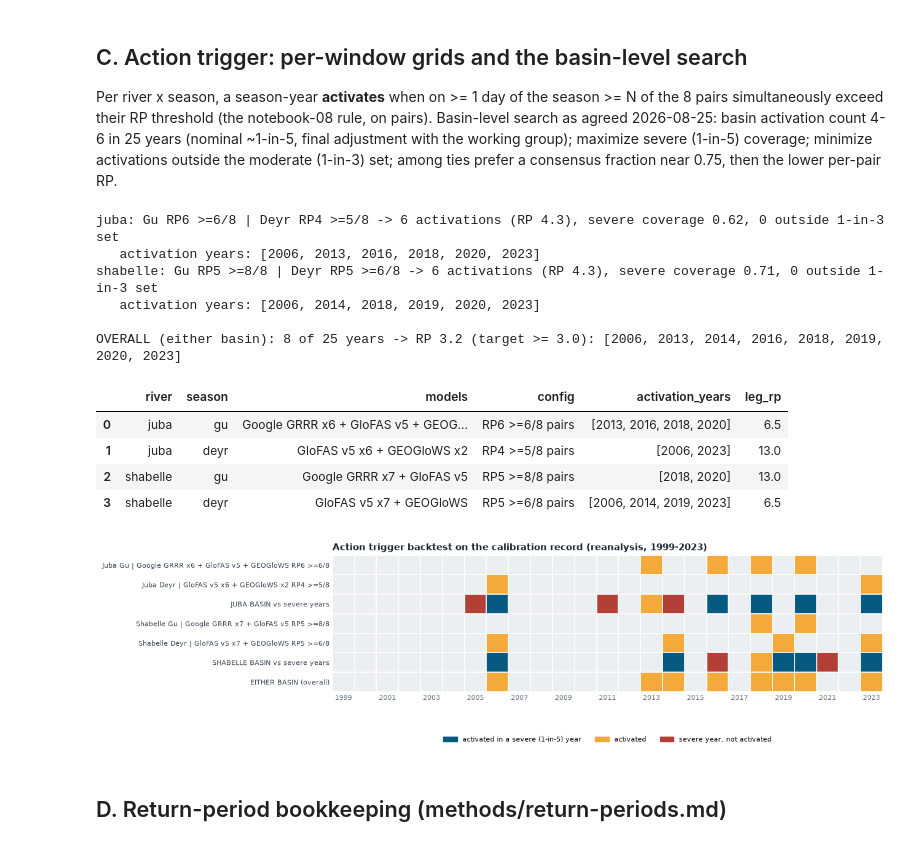
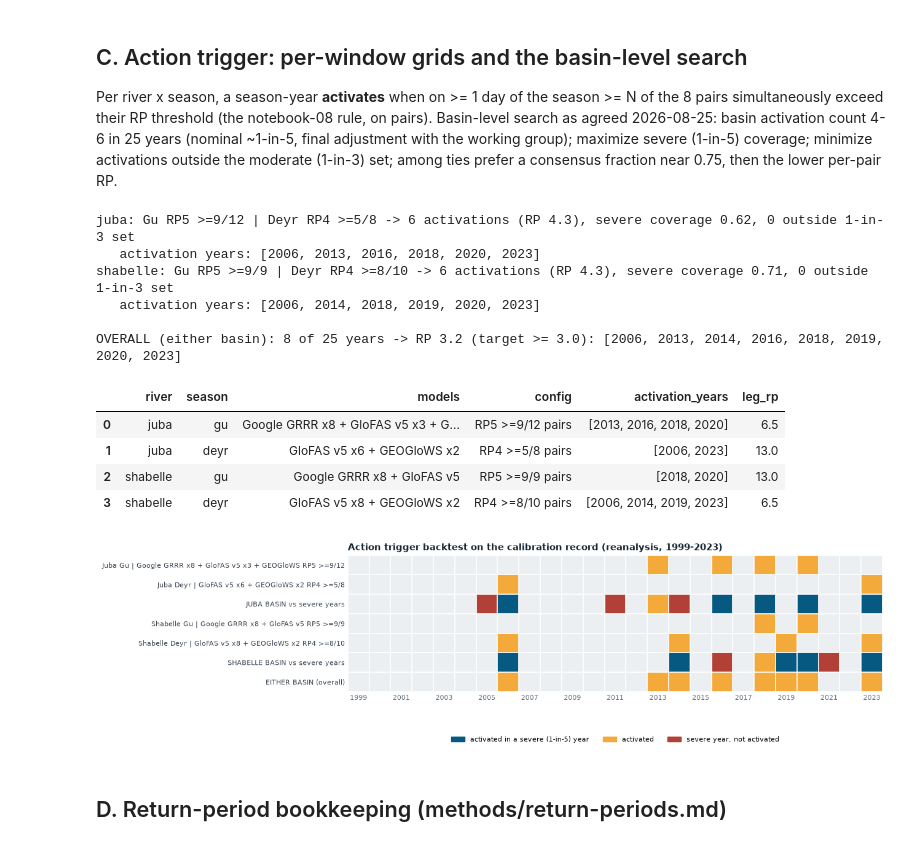
Before and after one commit to OCHA-DAP/ds-aa-som-floods, a Jupyter notebook: analysis/11_multisource_trigger.ipynb, the cells around one changed output. Drawn from its saved outputs; the diff is of its cells as text; code cells hidden in the pictures.

```diff
--- a/analysis/11_multisource_trigger.ipynb
+++ b/analysis/11_multisource_trigger.ipynb
@@ -94,9 +96,8 @@ N_YEARS = YEARS[1] - YEARS[0] + 1
 YRS = set(range(YEARS[0], YEARS[1] + 1))
 RP_LEVELS = [3, 4, 5, 6]     # per-pair threshold grid (RP3+ rule, nb08)
 MIN_RHO = 0.5
-TOP_N = 8                    # pairs per river x season
 LAG_GUARD = -3               # pairs trailing the gauge by more are excluded
-DIV_TOL = 0.05               # diversity rule: absent model within this of the cut
+REL_TOL = 0.10               # pool = every pair within this of the window's best
 ACTION_MAX_LEAD = 6          # GloFAS "day" labels / GRRR leads (nb10 convention)
 READY_LEADS = (7, 12)
 GAUGE_BM = {"shabelle": "swalim_belet_weyne", "juba": "swalim_luuq"}
@@ -413,25 +394,29 @@ for (river, season), grp in sel.groupby(["river", "season"]):
             cols.append((daily[(river, season, stn, src)] >= t).rename(f"{stn}|{src}"))
         mat = pd.concat(cols, axis=1).fillna(False)
         mx = mat.sum(axis=1).groupby(mat.index.year).max()
-        for n in range(2, TOP_N + 1):
+        for n in range(2, len(pairs) + 1):
             acts[(river, season, rp, n)] = frozenset(mx[mx >= n].index)
 
-def tie_key(rp_g, n_g, rp_d, n_d):
-    frac_pen = abs(n_g / TOP_N - 0.75) + abs(n_d / TOP_N - 0.75)
+def tie_key(river, rp_g, n_g, rp_d, n_d):
+    frac_pen = (abs(n_g / POOL_SIZE[(river, "gu")] - 0.75)
+                + abs(n_d / POOL_SIZE[(river, "deyr")] - 0.75))
     return (frac_pen, rp_g + rp_d)
 
 grid_rows = []
 for river in ["juba", "shabelle"]:
     sev, mod = basin_bench(river, "flood_5yr"), basin_bench(river, "flood_3yr")
-    for (rp_g, n_g), (rp_d, n_d) in itertools.product(
-            itertools.product(RP_LEVELS, range(2, TOP_N + 1)), repeat=2):
+    gu_opts = [(rp, n) for rp in RP_LEVELS
+               for n in range(2, POOL_SIZE[(river, "gu")] + 1)]
+    deyr_opts = [(rp, n) for rp in RP_LEVELS
+                 for n in range(2, POOL_SIZE[(river, "deyr")] + 1)]
+    for (rp_g, n_g), (rp_d, n_d) in itertools.product(gu_opts, deyr_opts):
         a = acts[(river, "gu", rp_g, n_g)] | acts[(river, "deyr", rp_d, n_d)]
         grid_rows.append({
             "river": river, "gu_rp": rp_g, "gu_n": n_g, "deyr_rp": rp_d, "deyr_n": n_d,
             "n_act": len(a), "basin_rp": (N_YEARS + 1) / len(a) if a else np.inf,
             "pod_severe": len(a & sev) / len(sev),
             "n_false": len(a - mod), "years": tuple(sorted(a)),
-            "tie": tie_key(rp_g, n_g, rp_d, n_d),
+            "tie": tie_key(river, rp_g, n_g, rp_d, n_d),
         })
 grid = pd.DataFrame(grid_rows)
 
@@ -441,7 +426,8 @@ for river in ["juba", "shabelle"]:
     pick = feas.sort_values(["pod_severe", "n_false", "tie"],
                             ascending=[False, True, True]).iloc[0]
     adopted[river] = pick
-    print(f"{river}: Gu RP{pick.gu_rp} >={pick.gu_n}/8 | Deyr RP{pick.deyr_rp} >={pick.deyr_n}/8"
+    print(f"{river}: Gu RP{pick.gu_rp} >={pick.gu_n}/{POOL_SIZE[(river, 'gu')]}"
+          f" | Deyr RP{pick.deyr_rp} >={pick.deyr_n}/{POOL_SIZE[(river, 'deyr')]}"
           f" -> {pick.n_act} activations (RP {pick.basin_rp:.1f}),"
           f" severe coverage {pick.pod_severe:.2f}, {pick.n_false} outside 1-in-3 set")
     print(f"   activation years: {list(pick.years)}")
@@ -451,9 +437,9 @@ overall_rp = (N_YEARS + 1) / len(union)
 print(f"\nOVERALL (either basin): {len(union)} of {N_YEARS} years -> RP {overall_rp:.1f}"
       f" (target >= 3.0): {sorted(union)}")
 # %% [output]
-juba: Gu RP6 >=6/8 | Deyr RP4 >=5/8 -> 6 activations (RP 4.3), severe coverage 0.62, 0 outside 1-in-3 set
+juba: Gu RP5 >=9/12 | Deyr RP4 >=5/8 -> 6 activations (RP 4.3), severe coverage 0.62, 0 outside 1-in-3 set
    activation years: [2006, 2013, 2016, 2018, 2020, 2023]
-shabelle: Gu RP5 >=8/8 | Deyr RP5 >=6/8 -> 6 activations (RP 4.3), severe coverage 0.71, 0 outside 1-in-3 set
+shabelle: Gu RP5 >=9/9 | Deyr RP4 >=8/10 -> 6 activations (RP 4.3), severe coverage 0.71, 0 outside 1-in-3 set
    activation years: [2006, 2014, 2018, 2019, 2020, 2023]
 
 OVERALL (either basin): 8 of 25 years -> RP 3.2 (target >= 3.0): [2006, 2013, 2014, 2016, 2018, 2019, 2020, 2023]
@@ -492,17 +478,17 @@ for (river, season), c in CONFIG.items():
 cfg_df = pd.DataFrame(cfg_rows)
 leg_tab = pd.DataFrame([{
     "river": r, "season": s, "models": c["label"],
-    "config": f"RP{c['rp']} >={c['n_req']}/8 pairs",
+    "config": f"RP{c['rp']} >={c['n_req']}/{len(c['pairs'])} pairs",
     "activation_years": c["years"],
     "leg_rp": round((N_YEARS + 1) / max(len(c["years"]), 1), 1),
 } for (r, s), c in CONFIG.items()])
 leg_tab
 # %% [output]
 |  | river | season | models | config | activation_years | leg_rp |
-| 0 | juba | gu | Google GRRR x6 + GloFAS v5 + GEOG... | RP6 >=6/8 pairs | [2013, 2016, 2018, 2020] | 6.5 |
+| 0 | juba | gu | Google GRRR x8 + GloFAS v5 x3 + G... | RP5 >=9/12 pairs | [2013, 2016, 2018, 2020] | 6.5 |
 | 1 | juba | deyr | GloFAS v5 x6 + GEOGloWS x2 | RP4 >=5/8 pairs | [2006, 2023] | 13.0 |
-| 2 | shabelle | gu | Google GRRR x7 + GloFAS v5 | RP5 >=8/8 pairs | [2018, 2020] | 13.0 |
-| 3 | shabelle | deyr | GloFAS v5 x7 + GEOGloWS | RP5 >=6/8 pairs | [2006, 2014, 2019, 2023] | 6.5 |
+| 2 | shabelle | gu | Google GRRR x8 + GloFAS v5 | RP5 >=9/9 pairs | [2018, 2020] | 13.0 |
+| 3 | shabelle | deyr | GloFAS v5 x8 + GEOGloWS x2 | RP4 >=8/10 pairs | [2006, 2014, 2019, 2023] | 6.5 |
 # %%
 years = list(range(YEARS[0], YEARS[1] + 1))
 rows_m, labels = [], []
@@ -513,36 +499,36 @@ for river in ["juba", "shabelle"]:
         a = set(c["years"])
         rows_m.append([2 if y in a else 0 for y in years])
         labels.append(f"{river.capitalize()} {season.capitalize()} | {c['label']} "
-                      f"RP{c['rp']} >={c['n_req']}/8")
+                      f"RP{c['rp']} >={c['n_req']}/{len(c['pairs'])}")
     a = set(adopted[river].years)
     rows_m.append([3 if (y in a and y in sev) else (2 if y in a else (1 if y in sev else 0))
                    for y in years])
     labels.append(f"{river.upper()} BASIN vs severe years")
 rows_m.append([2 if y in union else 0 for y in years])
 labels.append("EITHER BASIN (overall)")
 
 cmap = mcolors.ListedColormap(["#ECEFF1", "#B34036", "#F4A93B", "#065A82"])
 fig, ax = plt.subplots(figsize=(13, 3.8))
 ax.imshow(rows_m, cmap=cmap, vmin=0, vmax=3, aspect="auto")
 ax.set_xticks(range(0, len(years), 2)); ax.set_xticklabels(years[::2], fontsize=8)
 ax.set_yticks(range(len(labels))); ax.set_yticklabels(labels, fontsize=8)
 ax.set_xticks([x - 0.5 for x in range(len(years) + 1)], minor=True)
 ax.set_yticks([y - 0.5 for y in range(len(labels) + 1)], minor=True)
 ax.grid(which="minor", color="white", linewidth=1.2)
 ax.tick_params(which="both", length=0)
 for sp in ax.spines.values():
     sp.set_visible(False)
 ax.legend(handles=[
     mpatches.Patch(color="#065A82", label="activated in a severe (1-in-5) year"),
     mpatches.Patch(color="#F4A93B", label="activated"),
     mpatches.Patch(color="#B34036", label="severe year, not activated"),
 ], loc="upper center", bbox_to_anchor=(0.5, -0.28), ncol=3, fontsize=8)
 ax.set_title("Action trigger backtest on the calibration record (reanalysis, 1999-2023)",
              fontsize=11)
 plt.tight_layout()
 save_fig(fig, "c_backtest_strip")
 # %% [output]
-[figure, old version]
+[figure, new version]
 # %% [markdown]
 ## D. Return-period bookkeeping (methods/return-periods.md)
 # %%
```
Also changed, not shown: parts of 14 cells of this notebook, 10 other files.
